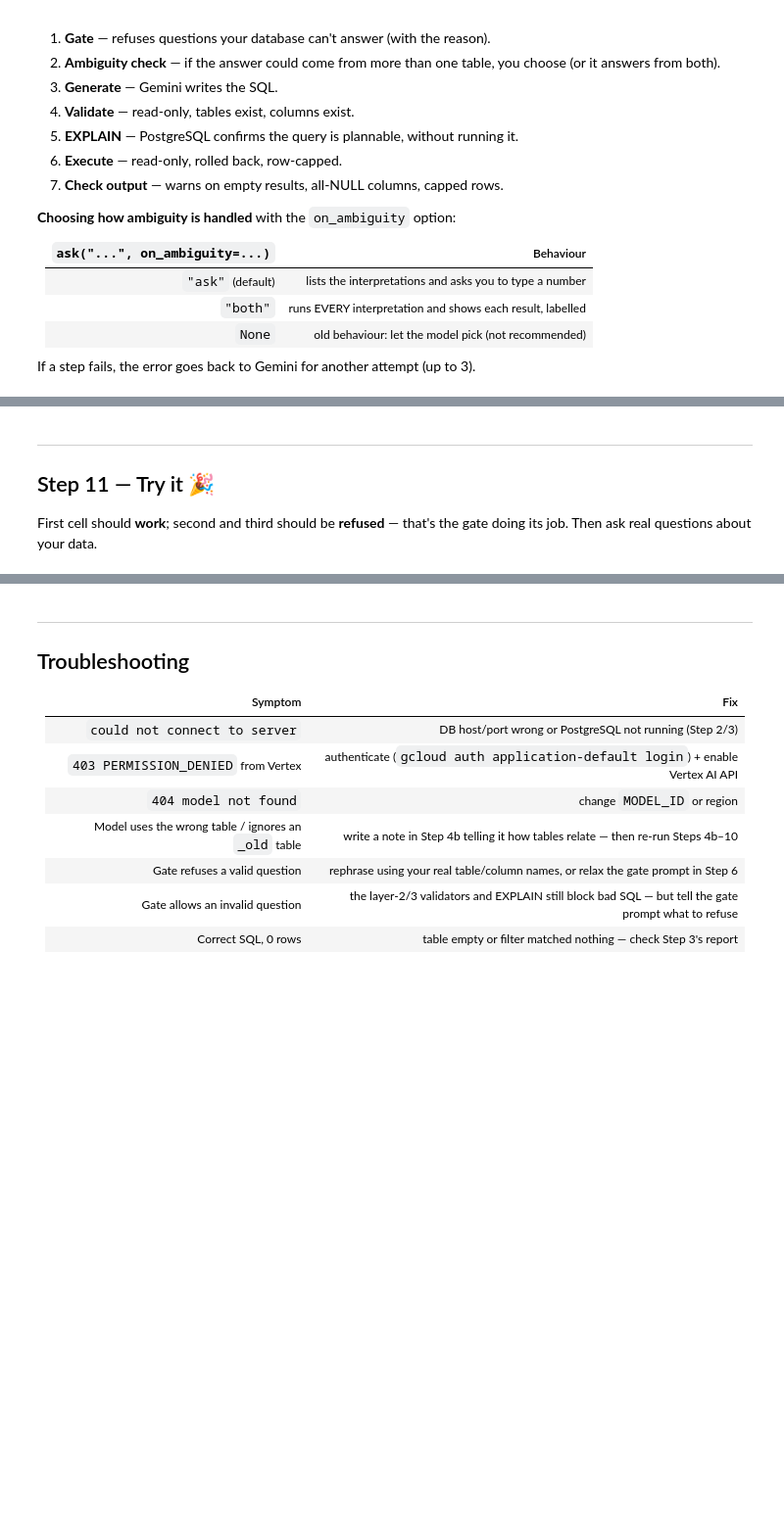
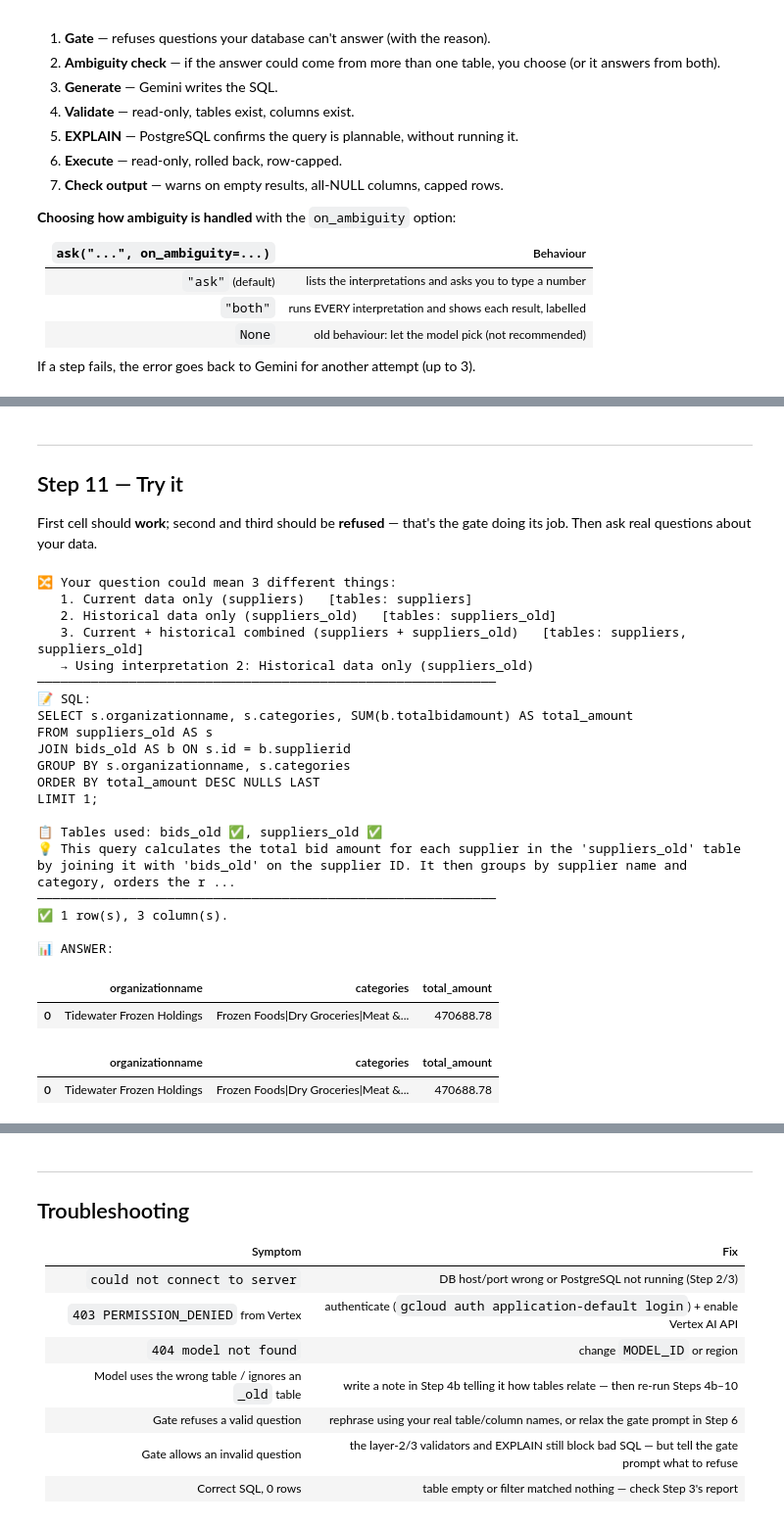
Before and after one commit to vaibhavb226/Pushing_Code_2, a Jupyter notebook: sql_query_expert_v5.ipynb, the cells around one changed output, grey strips where cells are left out. Shown at 98% size. Cells and saved outputs as stored; diff of their text form; code cells hidden in the pictures; blank space fills up the shorter version.

```diff
--- a/sql_query_expert_v5.ipynb
+++ b/sql_query_expert_v5.ipynb
@@ -595,24 +651,24 @@ names, that's fine — the point is that none of these dangerous or invalid quer
 # %%
-_bad = [
-    ("DELETE FROM " + (KNOWN_TABLES[0] if KNOWN_TABLES else "x"), "a write statement"),
-    ("SELECT 1; DROP TABLE users",                                "hidden second statement"),
-    ("SELECT * FROM table_that_does_not_exist_xyz",               "nonexistent table"),
-    ("SELECT 2+2",                                                "no table from your DB"),
-    ("UPDATE t SET a=1",                                          "an UPDATE"),
-]
-if KNOWN_TABLES:
-    t0 = KNOWN_TABLES[0]
-    _bad.append((f"SELECT z.made_up_column_xyz FROM {t0} z", "invented column on a real table"))
+# _bad = [
+#     ("DELETE FROM " + (KNOWN_TABLES[0] if KNOWN_TABLES else "x"), "a write statement"),
+#     ("SELECT 1; DROP TABLE users",                                "hidden second statement"),
+#     ("SELECT * FROM table_that_does_not_exist_xyz",               "nonexistent table"),
+#     ("SELECT 2+2",                                                "no table from your DB"),
+#     ("UPDATE t SET a=1",                                          "an UPDATE"),
+# ]
+# if KNOWN_TABLES:
+#     t0 = KNOWN_TABLES[0]
+#     _bad.append((f"SELECT z.made_up_column_xyz FROM {t0} z", "invented column on a real table"))
 
-print("Guardrail self-test:")
-all_ok = True
-for q, why in _bad:
-    ok, reason = validate_sql(q)
-    verdict = "❌ PASSED (BUG!)" if ok else "✅ REJECTED"
-    if ok:
-        all_ok = False
-    print(f"  {verdict}  [{why}]  →  {reason if reason else q}")
-print("\n" + ("✅ All guardrails working." if all_ok else "❌ Some guardrail failed — do NOT use, re-check steps."))
+# print("Guardrail self-test:")
+# all_ok = True
+# for q, why in _bad:
+#     ok, reason = validate_sql(q)
+#     verdict = "❌ PASSED (BUG!)" if ok else "✅ REJECTED"
+#     if ok:
+#         all_ok = False
+#     print(f"  {verdict}  [{why}]  →  {reason if reason else q}")
+# print("\n" + ("✅ All guardrails working." if all_ok else "❌ Some guardrail failed — do NOT use, re-check steps."))
 # %% [markdown]
 ---
 ## Step 10 — The full pipeline: `ask("your question")`
@@ -764,14 +822,36 @@ print("✅ Pipeline ready — use ask(\"your question\") below.")
 # %% [markdown]
 ---
-## Step 11 — Try it 🎉
+## Step 11 — Try it
 
 First cell should **work**; second and third should be **refused** — that's the gate doing
 its job. Then ask real questions about your data.
 # %%
-# A real question about your data (edit for your tables).
-# The answer table is displayed automatically under "📊 ANSWER:".
-# It is ALSO returned, so you can keep working with it in Python (df.head(), df.to_csv(), ...).
-df = ask("Show the 5 most recent orders with the customer's name")
+ask("What is the name of supplier having highest total amount and for which category?")
+# %% [output]
+🔀 Your question could mean 3 different things:
+   1. Current data only (suppliers)   [tables: suppliers]
+   2. Historical data only (suppliers_old)   [tables: suppliers_old]
+   3. Current + historical combined (suppliers + suppliers_old)   [tables: suppliers, suppliers_old]
+   → Using interpretation 2: Historical data only (suppliers_old)
+────────────────────────────────────────────────────────────
+📝 SQL:
+SELECT s.organizationname, s.categories, SUM(b.totalbidamount) AS total_amount
+FROM suppliers_old AS s
+JOIN bids_old AS b ON s.id = b.supplierid
+GROUP BY s.organizationname, s.categories
+ORDER BY total_amount DESC NULLS LAST
+LIMIT 1;
+
+📋 Tables used: bids_old ✅, suppliers_old ✅
+💡 This query calculates the total bid amount for each supplier in the 'suppliers_old' table by joining it with 'bids_old' on the supplier ID. It then groups by supplier name and category, orders the r ...
+────────────────────────────────────────────────────────────
+✅ 1 row(s), 3 column(s).
+
+📊 ANSWER:
+|  | organizationname | categories | total_amount |
+| 0 | Tidewater Frozen Holdings | Frozen Foods|Dry Groceries|Meat &... | 470688.78 |
+|  | organizationname | categories | total_amount |
+| 0 | Tidewater Frozen Holdings | Frozen Foods|Dry Groceries|Meat &... | 470688.78 |
 # %%
 # These SHOULD be refused — proof it no longer answers "whatever you give it":
 ask("What is the capital of France?")
```
Also changed, not shown: parts of 15 cells of this notebook, 2 other files.
